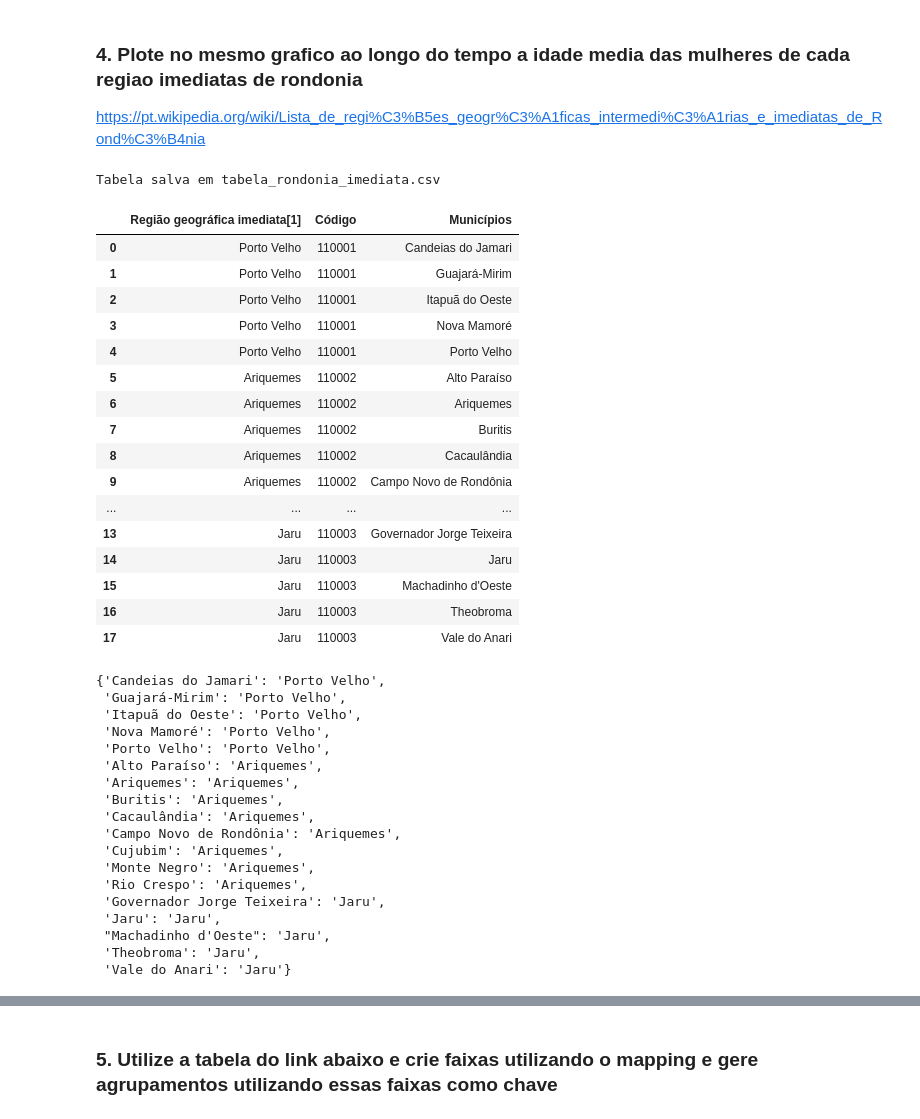
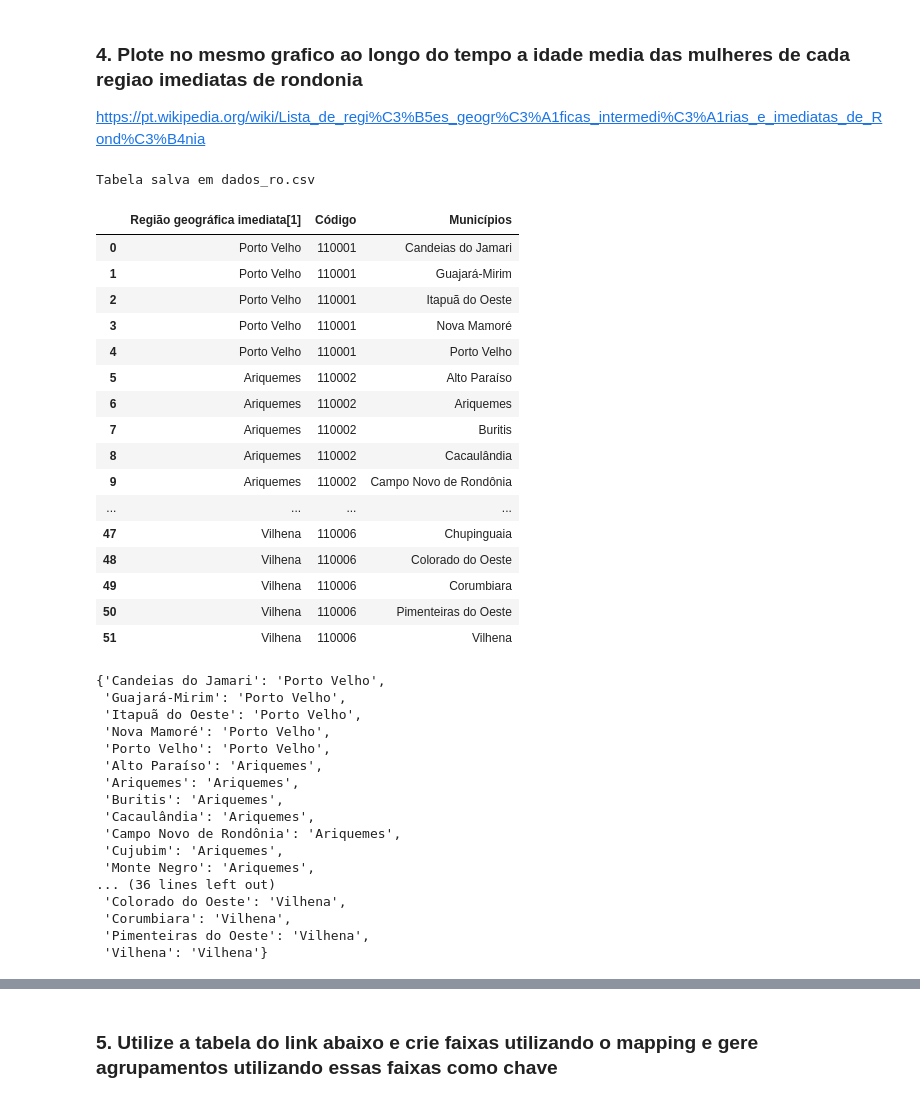
Before and after one commit to giveuperror/modulo9_2, a Jupyter notebook: Mod9Tarefa2.ipynb, the cells around one changed output, grey strips where cells are left out. Cells and saved outputs as stored; diff of their text form; code cells hidden in the pictures.

```diff
--- a/Mod9Tarefa2.ipynb
+++ b/Mod9Tarefa2.ipynb
@@ -241,36 +240,42 @@ url = "https://pt.wikipedia.org/wiki/Lista_de_regi%C3%B5es_geogr%C3%A1ficas_inte
 tables = pd.read_html(url, header=0, flavor='bs4')
 
 # Selecione a tabela desejada (nesse caso, a primeira tabela)
-table = tables[1]
+df1 = tables[1]
+df2 = tables[2]
 
 # Salva os dados em um arquivo CSV
-csv_file = 'tabela_rondonia_imediata.csv'
-table.to_csv(csv_file, index=False, encoding='utf-8')
+csv_file = 'dados_ro.csv'
+
+
+df_final = pd.concat([df1, df2], axis=0, ignore_index=True)
+
+# Salvar o DataFrame final em um arquivo CSV
+df_final.to_csv(csv_file, index=False)
+
 
 print(f'Tabela salva em {csv_file}')
 # %% [output]
-Tabela salva em tabela_rondonia_imediata.csv
+Tabela salva em dados_ro.csv
 # %%
-dados_ro = pd.read_csv('tabela_rondonia_imediata.csv')
+dados_ro = pd.read_csv('dados_ro.csv')
 dados_ro
-# imediatas = dict(zip(dados_ro['municipio'], dados_ro['regiao']))
 # %% [output]
 |  | Região geográfica imediata[1] | Código | Municípios |
 | 0 | Porto Velho | 110001 | Candeias do Jamari |
 | 1 | Porto Velho | 110001 | Guajará-Mirim |
 | 2 | Porto Velho | 110001 | Itapuã do Oeste |
 | 3 | Porto Velho | 110001 | Nova Mamoré |
 | 4 | Porto Velho | 110001 | Porto Velho |
 | 5 | Ariquemes | 110002 | Alto Paraíso |
 | 6 | Ariquemes | 110002 | Ariquemes |
 | 7 | Ariquemes | 110002 | Buritis |
 | 8 | Ariquemes | 110002 | Cacaulândia |
 | 9 | Ariquemes | 110002 | Campo Novo de Rondônia |
 | ... | ... | ... | ... |
-| 13 | Jaru | 110003 | Governador Jorge Teixeira |
-| 14 | Jaru | 110003 | Jaru |
-| 15 | Jaru | 110003 | Machadinho d'Oeste |
-| 16 | Jaru | 110003 | Theobroma |
-| 17 | Jaru | 110003 | Vale do Anari |
+| 47 | Vilhena | 110006 | Chupinguaia |
+| 48 | Vilhena | 110006 | Colorado do Oeste |
+| 49 | Vilhena | 110006 | Corumbiara |
+| 50 | Vilhena | 110006 | Pimenteiras do Oeste |
+| 51 | Vilhena | 110006 | Vilhena |
 # %%
 dados_ro.rename(columns={'Região geográfica imediata[1]': 'regiao', 'Municípios': 'municipio'}, inplace=True)
@@ -291,12 +296,11 @@ imediatas
  'Campo Novo de Rondônia': 'Ariquemes',
  'Cujubim': 'Ariquemes',
  'Monte Negro': 'Ariquemes',
- 'Rio Crespo': 'Ariquemes',
- 'Governador Jorge Teixeira': 'Jaru',
- 'Jaru': 'Jaru',
- "Machadinho d'Oeste": 'Jaru',
- 'Theobroma': 'Jaru',
- 'Vale do Anari': 'Jaru'}
+... (36 lines left out)
+ 'Colorado do Oeste': 'Vilhena',
+ 'Corumbiara': 'Vilhena',
+ 'Pimenteiras do Oeste': 'Vilhena',
+ 'Vilhena': 'Vilhena'}
 # %%
 sinasc_2 = sinasc_raw[['IDADEMAE', 'munResNome', 'CONSULTAS']]
 sinasc_3 = sinasc_2.rename(columns={
```
Also changed, not shown: parts of 18 cells of this notebook, 3 other files.
